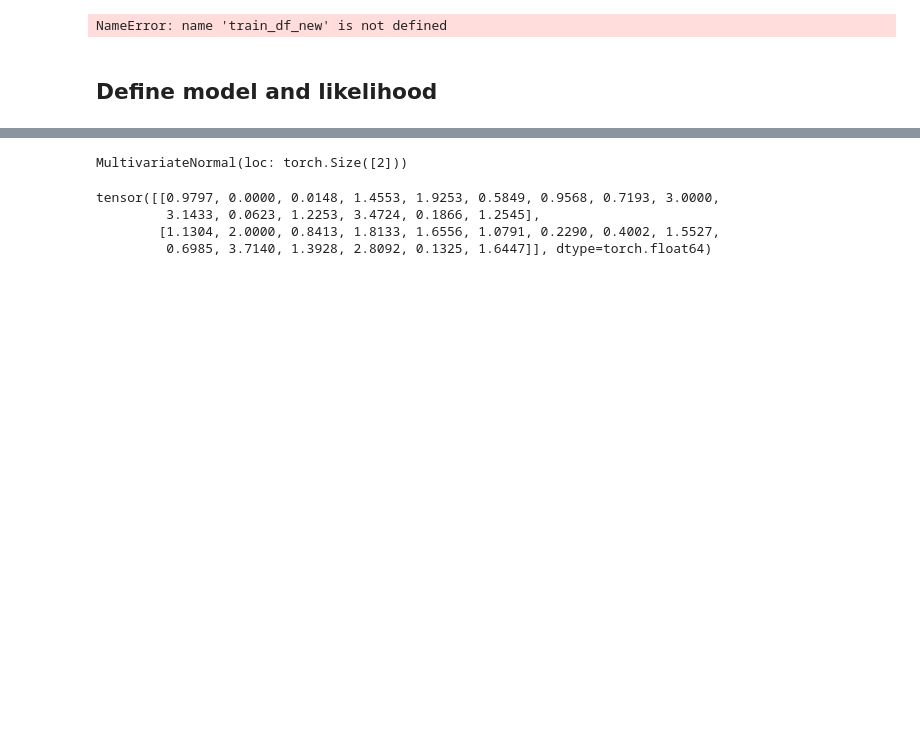
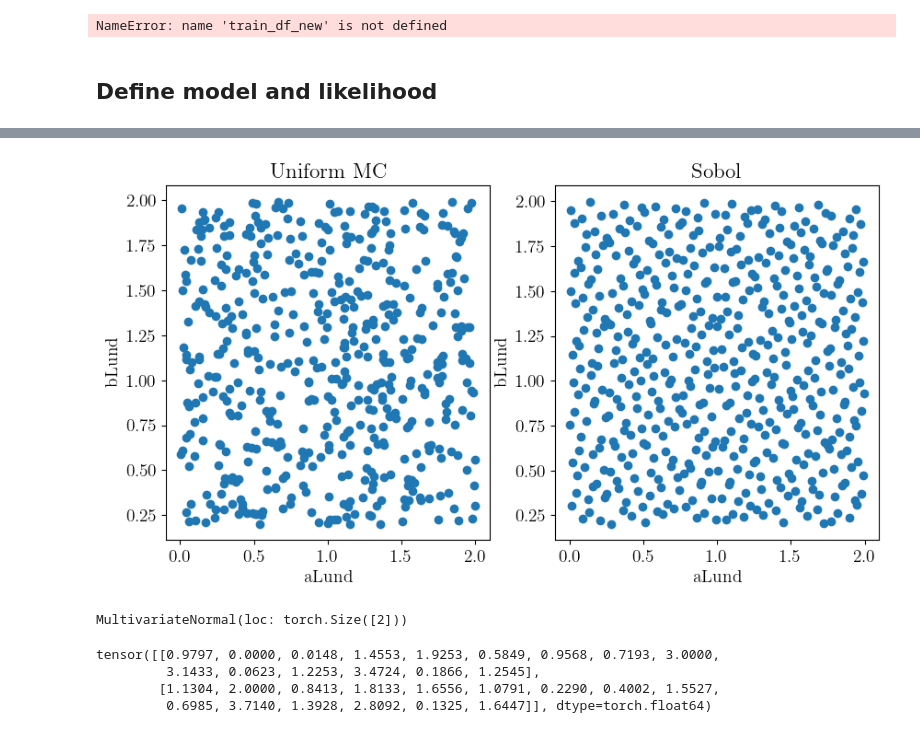
Before and after one commit to AliAlkadhim/Pythia8_SBI_Tune, a Jupyter notebook: code/BayesOpt/Gpytorch_Tune_all_params_2.ipynb, the cells around one changed output, grey strips where cells are left out. Saved outputs shown, nothing was run; the diff lists cells and outputs as text; code cells hidden in the pictures; blank space fills up the shorter version.

Commit message:
Sobol sampling

```diff
--- a/code/BayesOpt/Gpytorch_Tune_all_params_2.ipynb
+++ b/code/BayesOpt/Gpytorch_Tune_all_params_2.ipynb
@@ -596 +559,24 @@ torch.Size([5920, 15])
+# %%
+class Sample_param:
+    def __init__(self, param, size):
+        self.param = param
+        self.size = size
+        param_prefix = get_param_prefix(self.param)
+        pre_postfix = param_prefix + ':' + self.param
+        self.min = PARAM_DICT[pre_postfix][0]
+        self.max = PARAM_DICT[pre_postfix][1]
+
+    def uniform(self):
+        return torch.tensor(np.random.uniform(
+                low=self.min,
+                high=self.max,
+                size=self.size))
+
+    def linspace(self):
+        return torch.linspace(start=self.min,
+                end=self.max,
+                steps=self.size)
+
+    def scale_sample(self, sample):
+        return sample * (self.max - self.min) + self.min
 # %%
@@ -624,3 +616,26 @@ tensor([1.1111, 1.3506], dtype=torch.float64)
+# %%
+def compare_uniform_sobol(PARAM_DICT,size):
+    fig, ax = plt.subplots(1,2,figsize=(10,5))
+    uniform_candidates = make_x_candidates(PARAM_DICT,size)
+    a_uniform = uniform_candidates[:,0]
+    b_uniform = uniform_candidates[:,1]
+    ax[0].scatter(a_uniform, b_uniform)
+    ax[0].set_title('Uniform MC')
+
+    sobol_candidates = make_sobol_candidates(PARAM_DICT,size)
+    a_sobol=sobol_candidates[:,0]
+    b_sobol=sobol_candidates[:,1]
+    ax[1].scatter(a_sobol, b_sobol)
+    ax[1].set_title('Sobol')
+
+    for i in range(2):
+        ax[i].set_xlabel('aLund')
+        ax[i].set_ylabel('bLund')
+    plt.show()
+# %%
+compare_uniform_sobol(PARAM_DICT,500)
+# %% [output]
+[figure, added]
 # %%
 # make sure you can call model on x_candidates
 model.predict(x_candidates)
```
Also changed, not shown: parts of 25 cells of this notebook.
